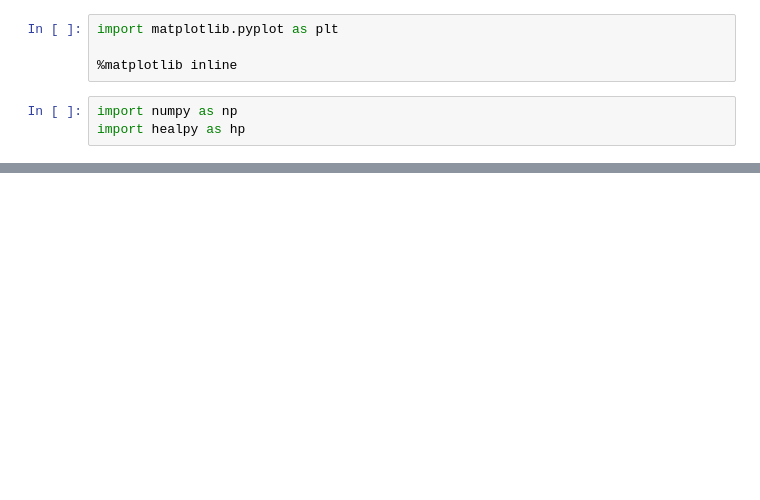
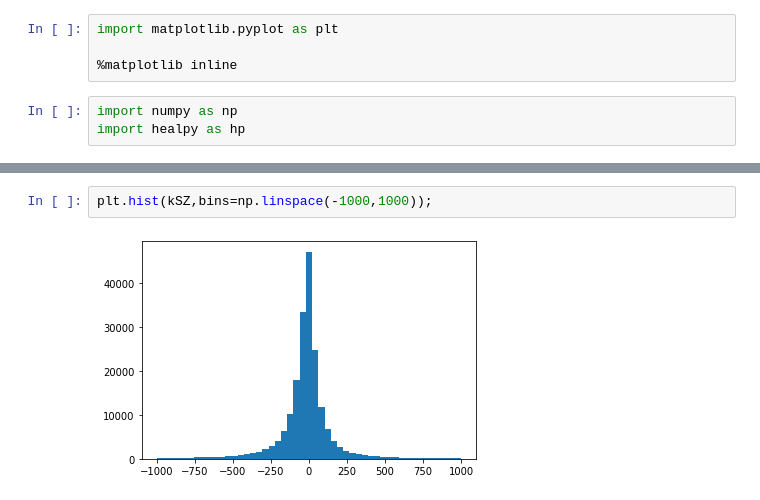
Before and after one commit to wurdahl/kSZfromPC, a Jupyter notebook: Opening-FITS.ipynb, the cells around one changed output, grey strips where cells are left out. Cells and saved outputs as stored; diff of their text form; blank space fills up the shorter version.

```diff
--- a/Opening-FITS.ipynb
+++ b/Opening-FITS.ipynb
@@ -22,0 +23,4 @@ hp.mollview(o,xsize=3200)
+# %%
+plt.hist(kSZ,bins=np.linspace(-1000,1000));
+# %% [output]
+[figure, added]
```
Also changed, not shown: parts of 5 cells of this notebook, 6 other files.
